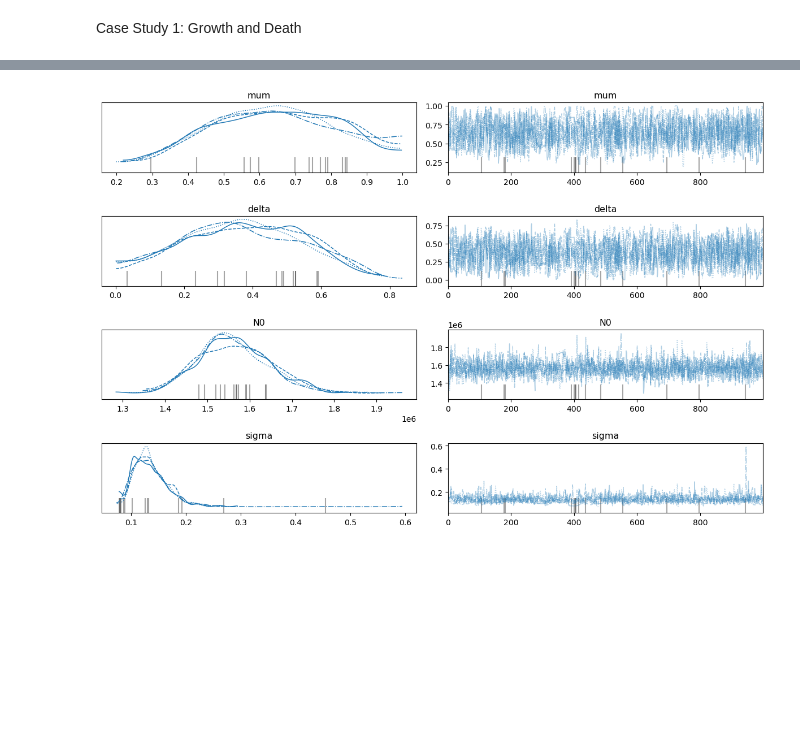
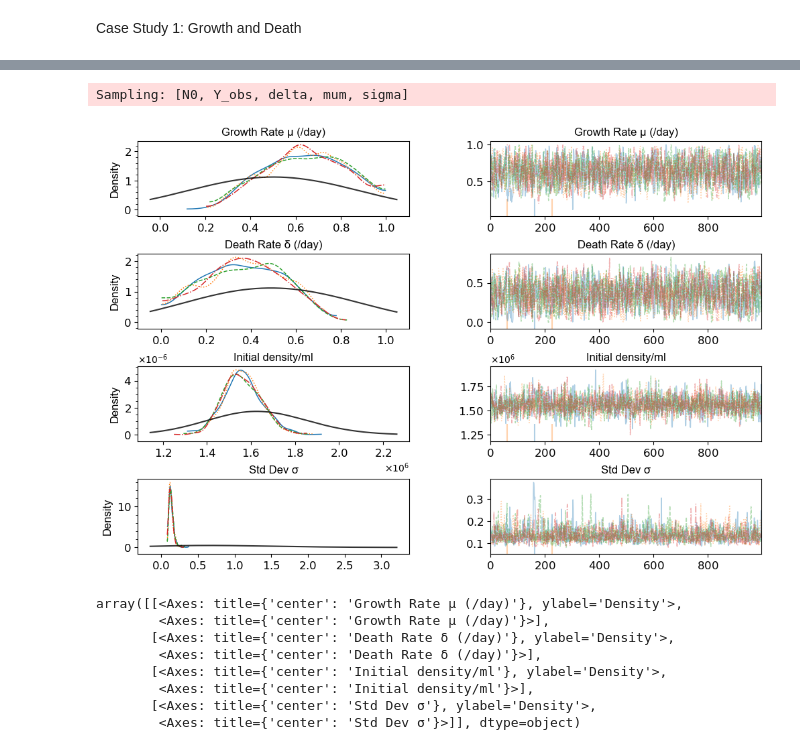
Before and after one commit to B2-Bayesian-for-Biology/MCMCwithODEs_primer, a Jupyter notebook: education/python/case_study_1.ipynb, the cells around one changed output, grey strips where cells are left out. Saved outputs shown, nothing was run; the diff lists cells and outputs as text; code cells hidden in the pictures; blank space fills up the shorter version.

```diff
--- a/education/python/case_study_1.ipynb
+++ b/education/python/case_study_1.ipynb
@@ -7,7 +7,7 @@ First you need to read in the data. Pandas is the defacto package for this task
 # %%
 # Step 1: Load and view data
 import pandas as pd
-data = pd.read_csv("case_study_1/python/data/phaeocystis_control.csv")
+data = pd.read_csv("../../case_study_1/python/data/phaeocystis_control.csv")
 time = data['times'].values
 obs = data['cells'].values
 #plt.scatter(time, obs)
@@ -168,5 +142,9 @@ with pm.Model() as model:
     y_hat = cell_model(y0=[N0], theta=[mum, delta])
     pm.Normal("Y_obs", mu=pm.math.log(y_hat[:, 0]), sigma=sigma, observed=np.log(obs))
 # %%
+'''
 with model:
     trace = pm.sample(draws=1000, tune=1000, chains=4, return_inferencedata=True)
+'''
+import arviz as az
+trace = az.from_netcdf("case_study_1_p2_trace.nc")
@@ -182,9 +151,30 @@ There were 14 divergences after tuning. Increase `target_accept` or reparameteri
 # %%
-import arviz as az
-import matplotlib.pyplot as plt
+import sys
+from pathlib import Path
 
-az.plot_trace(trace)
-plt.tight_layout()
-plt.show()
+# get project root by walking up 2 levels from this notebook's directory
+project_root = Path.cwd().parents[1]
+sys.path.insert(0, str(project_root))
+
+from utils.plot_utils_v2 import plot_trace
+plot_trace(
+    trace=trace,
+    model=model,
+    var_names_map={'N0':'Initial density/ml','mum': 'Growth Rate μ (/day)', 'delta': 'Death Rate δ (/day)','sigma': 'Std Dev σ'},
+    var_order=['mum','delta','N0','sigma'],
+    fontname='Arial',
+    fontsize=12,
+    num_prior_samples=1000,
+    save_path='../../case_study_1/python/figures/normal_growthdeath_chains.png'
+)
 # %% [output]
+Sampling: [N0, Y_obs, delta, mum, sigma]
-[figure, old version]
+[figure, new version]
+array([[<Axes: title={'center': 'Growth Rate μ (/day)'}, ylabel='Density'>,
+        <Axes: title={'center': 'Growth Rate μ (/day)'}>],
+       [<Axes: title={'center': 'Death Rate δ (/day)'}, ylabel='Density'>,
+        <Axes: title={'center': 'Death Rate δ (/day)'}>],
+       [<Axes: title={'center': 'Initial density/ml'}, ylabel='Density'>,
+        <Axes: title={'center': 'Initial density/ml'}>],
+       [<Axes: title={'center': 'Std Dev σ'}, ylabel='Density'>,
+        <Axes: title={'center': 'Std Dev σ'}>]], dtype=object)
```
Also changed, not shown: parts of 9 cells of this notebook, 9 other files.
